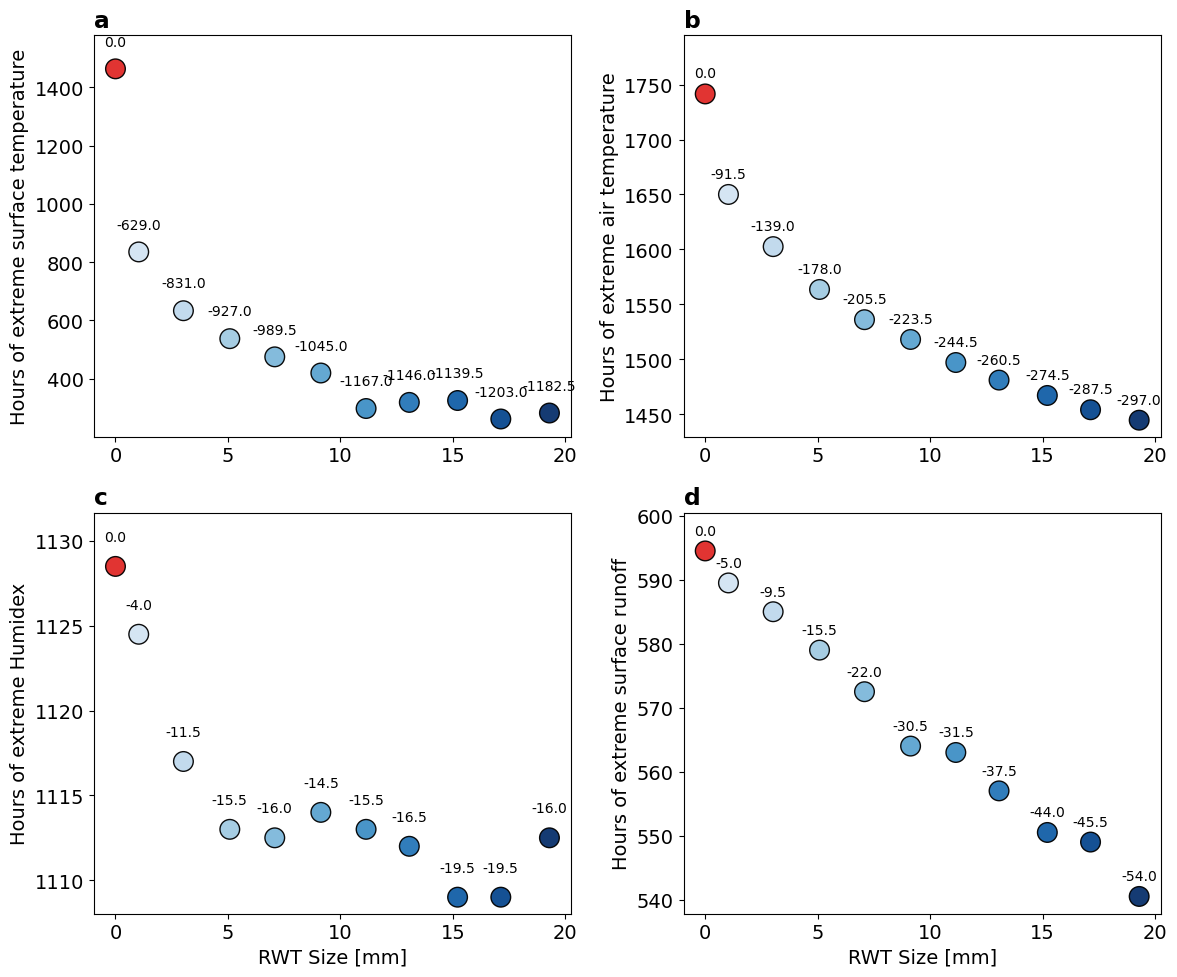
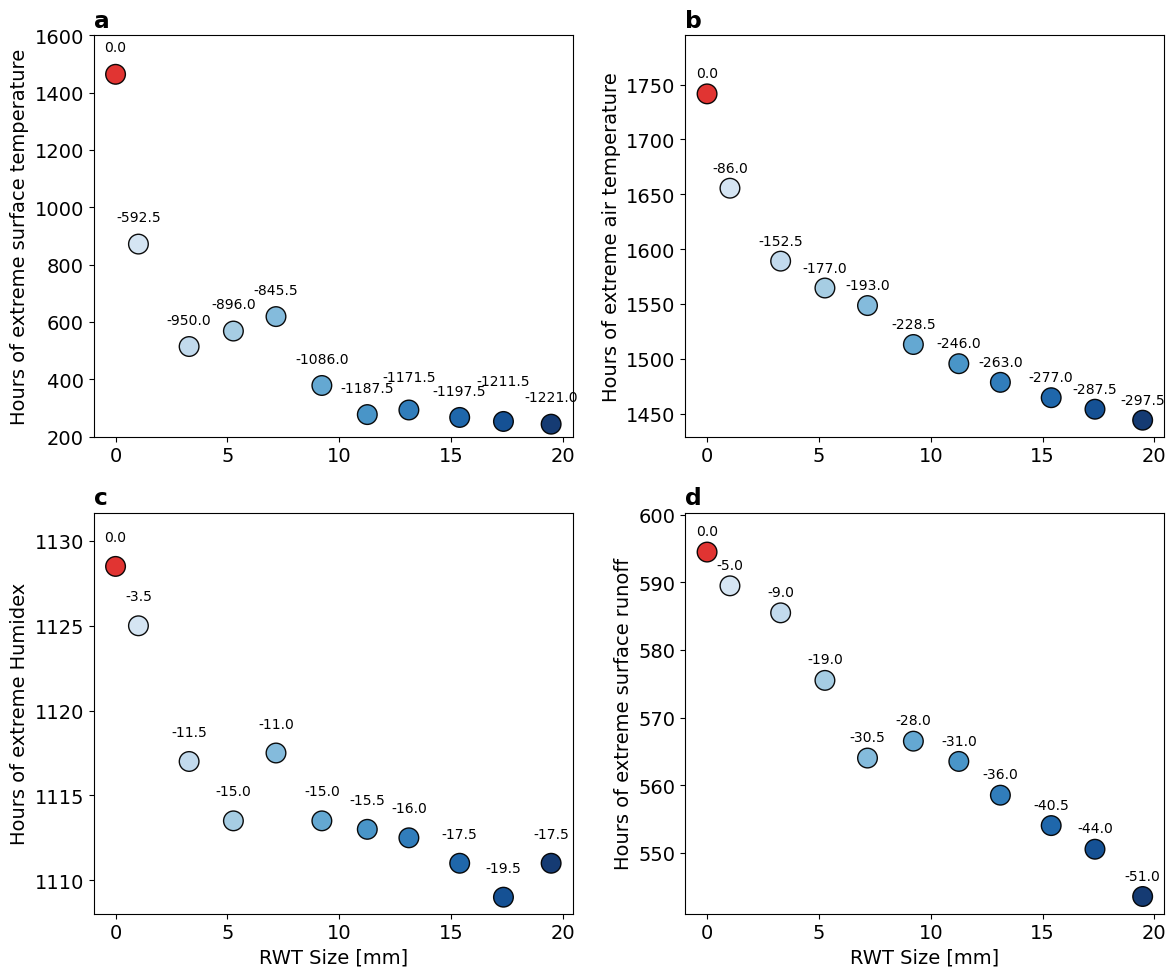
The notebook cell's code change between the first figure and the second:
--- before
+++ after
@@ -21,5 +21,5 @@
     
     i += 1
-
+axs[0].set_ylim(200,1600)
 fig.tight_layout()
 plt.savefig('../data/figs/extreme_bar.pdf', bbox_inches='tight', dpi=300)

Commit: new plots